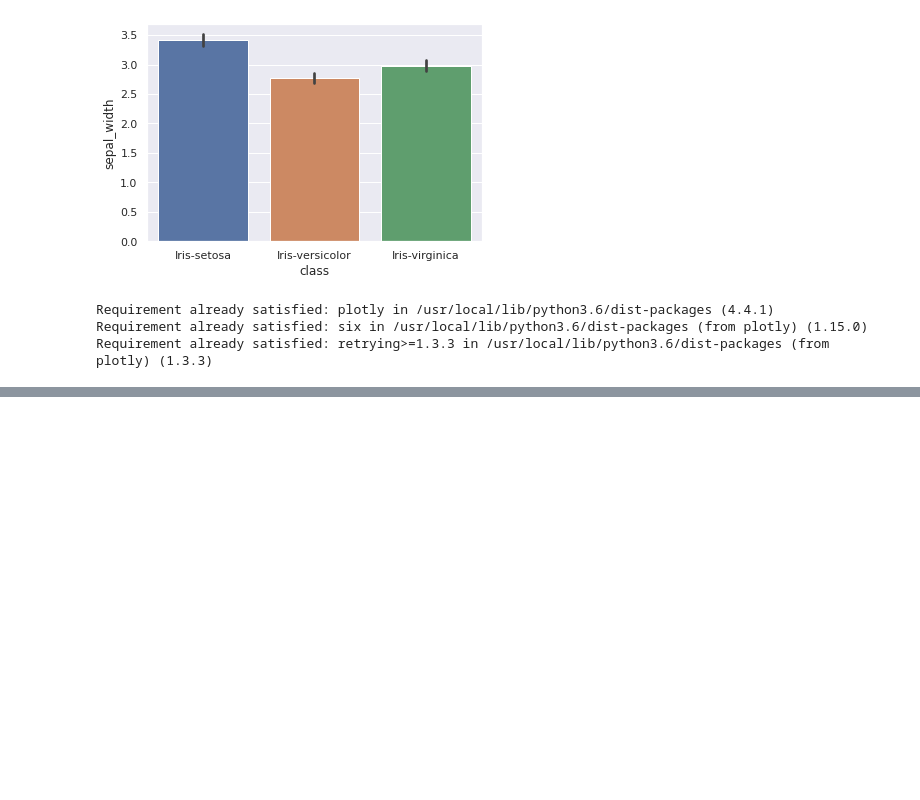
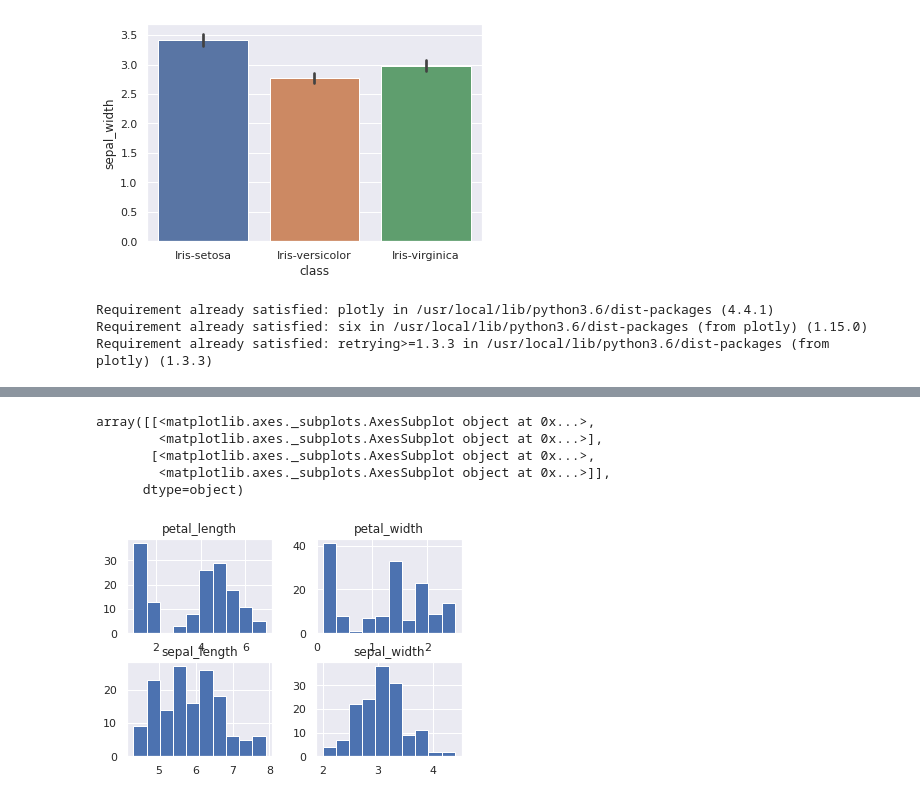
Before and after one commit to paulosalvatore/Ocean_Python_VisualizacaoDados_11_08_20, a Jupyter notebook: Python_VisualizacaoDados_Iris.ipynb, the cells around one changed output, grey strips where cells are left out. Saved outputs shown, nothing was run; the diff lists cells and outputs as text; code cells hidden in the pictures; blank space fills up the shorter version.

```diff
--- a/Python_VisualizacaoDados_Iris.ipynb
+++ b/Python_VisualizacaoDados_Iris.ipynb
@@ -88,3 +88,12 @@ barra = go.Bar(x=iris['class'], y=iris['sepal_width'])
 ply.iplot([barra])
 # %% [output]
 [interactive output not drawn]
+# %%
+iris.hist()
+# %% [output]
+array([[<matplotlib.axes._subplots.AxesSubplot object at 0x...>,
+        <matplotlib.axes._subplots.AxesSubplot object at 0x...>],
+       [<matplotlib.axes._subplots.AxesSubplot object at 0x...>,
+        <matplotlib.axes._subplots.AxesSubplot object at 0x...>]],
+      dtype=object)
+[figure, added]
```
Also changed, not shown: parts of 5 cells of this notebook.
